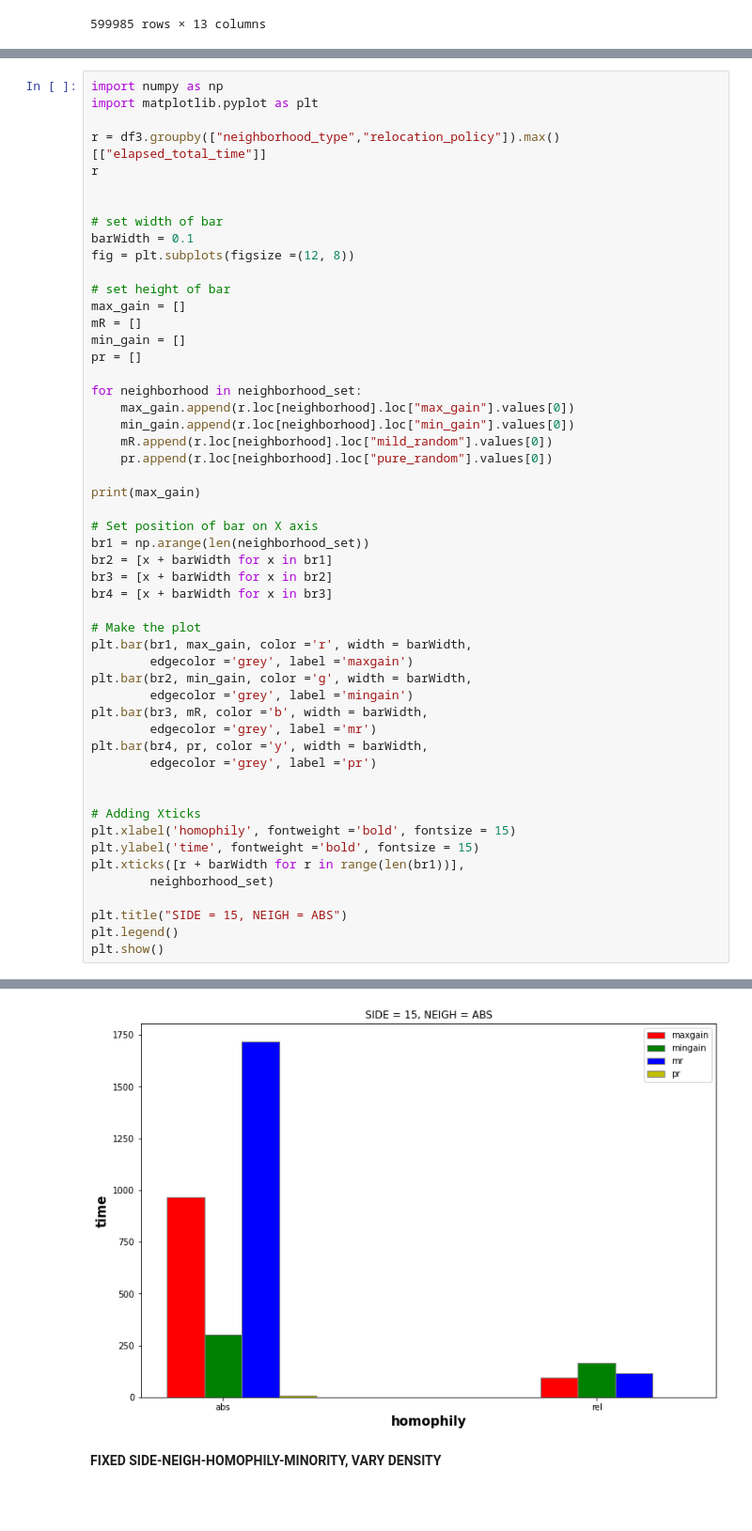
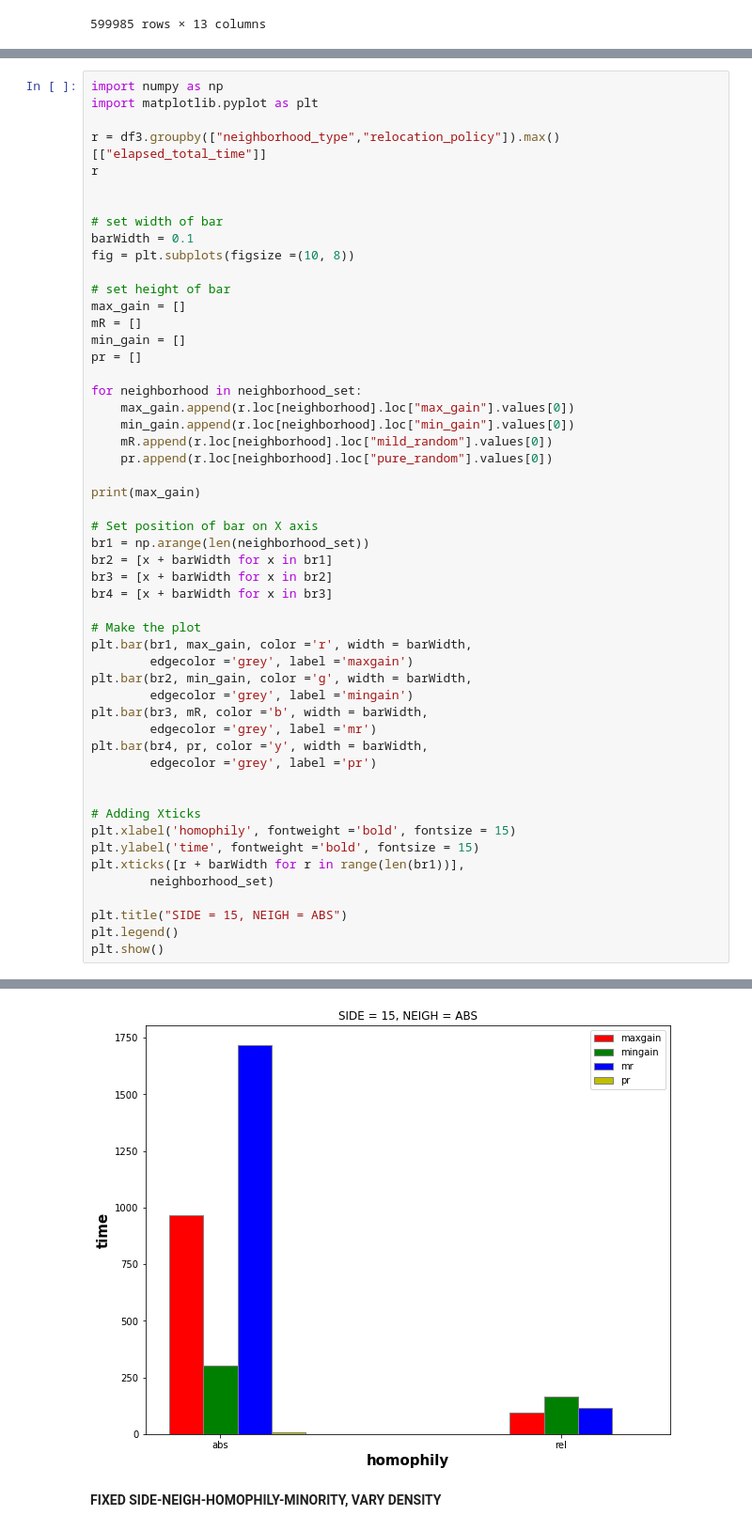
Before and after one commit to matteo-Donofrio-unipi/GEOSPA, a Jupyter notebook: schelling_model2.ipynb, the cells around one changed output, grey strips where cells are left out. Shown at 94% size. Drawn from its saved outputs; the diff is of its cells as text; blank space fills up the shorter version.

```diff
--- a/schelling_model2.ipynb
+++ b/schelling_model2.ipynb
@@ -532,7 +693,7 @@ r
 
 # set width of bar
 barWidth = 0.1
-fig = plt.subplots(figsize =(12, 8))
+fig = plt.subplots(figsize =(10, 8))
 
 # set height of bar
 max_gain = []
@@ -549,34 +710,34 @@ for neighborhood in neighborhood_set:
 print(max_gain)
 
 # Set position of bar on X axis
 br1 = np.arange(len(neighborhood_set))
 br2 = [x + barWidth for x in br1]
 br3 = [x + barWidth for x in br2]
 br4 = [x + barWidth for x in br3]
 
 # Make the plot
 plt.bar(br1, max_gain, color ='r', width = barWidth,
 		edgecolor ='grey', label ='maxgain')
 plt.bar(br2, min_gain, color ='g', width = barWidth,
 		edgecolor ='grey', label ='mingain')
 plt.bar(br3, mR, color ='b', width = barWidth,
 		edgecolor ='grey', label ='mr')
 plt.bar(br4, pr, color ='y', width = barWidth,
 		edgecolor ='grey', label ='pr')
 
 
 # Adding Xticks
 plt.xlabel('homophily', fontweight ='bold', fontsize = 15)
 plt.ylabel('time', fontweight ='bold', fontsize = 15)
 plt.xticks([r + barWidth for r in range(len(br1))],
 		neighborhood_set)
 
 plt.title("SIDE = 15, NEIGH = ABS")
 plt.legend()
 plt.show()
 # %% [output]
 [965.640198469162, 95.6700358390808]
-[figure, old version]
+[figure, new version]
 # %% [markdown]
 **FIXED SIDE-NEIGH-HOMOPHILY-MINORITY, VARY DENSITY**
 # %%
```
Also changed, not shown: parts of 14 cells of this notebook.
